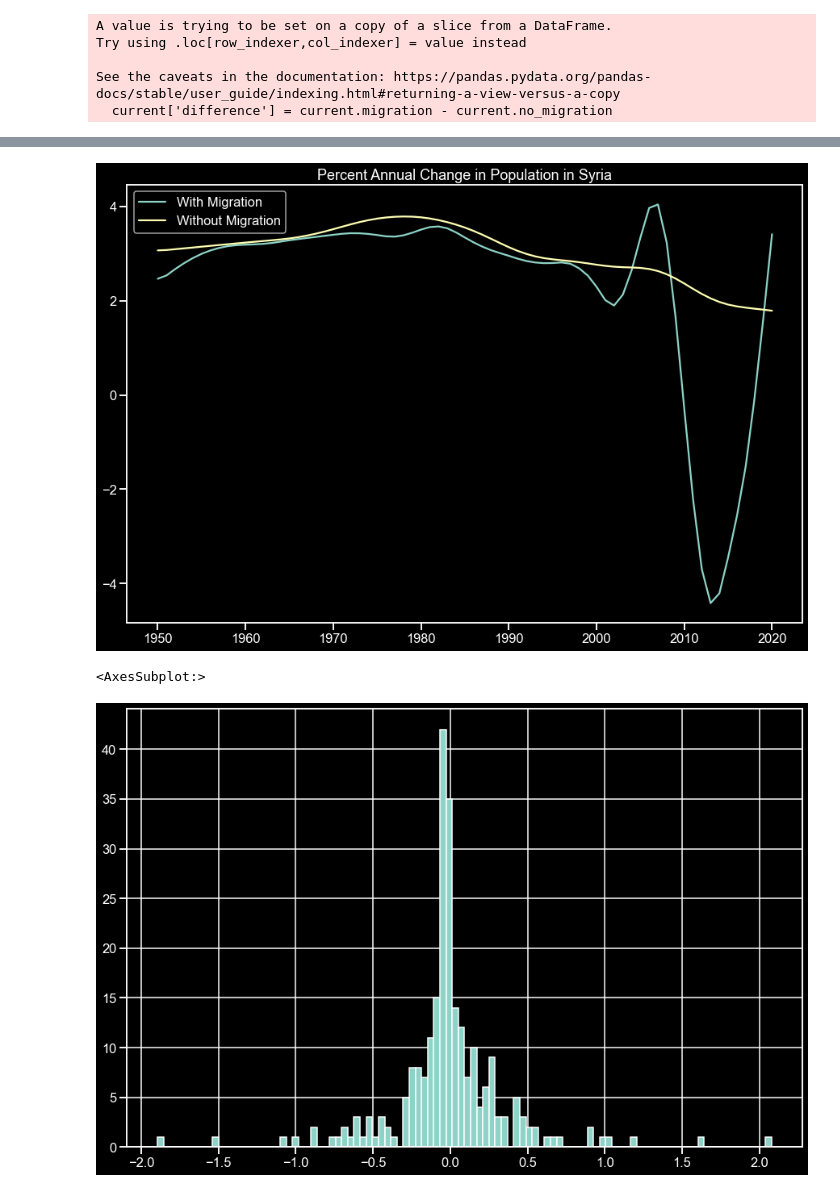
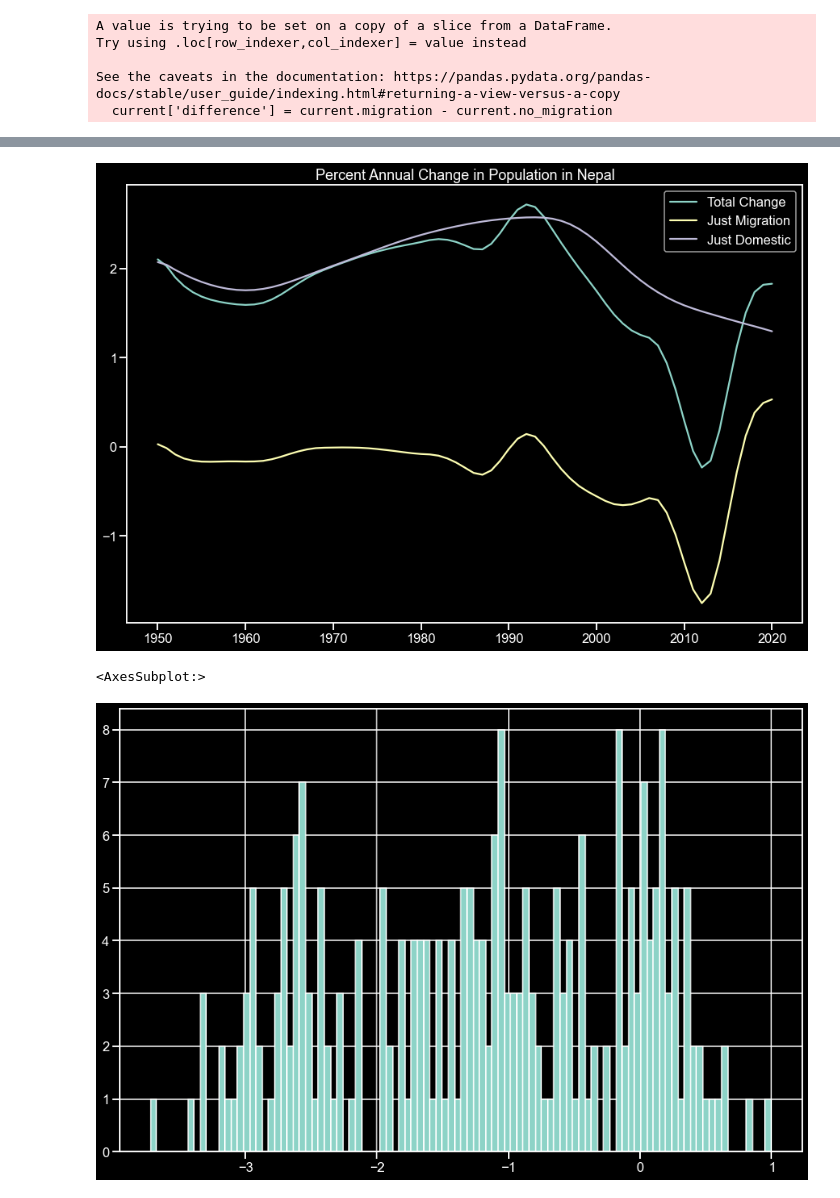
Before and after one commit to rustom/population-growth, a Jupyter notebook: population.ipynb, the cells around one changed output, grey strips where cells are left out. Drawn from its saved outputs; the diff is of its cells as text; code cells hidden in the pictures.

Commit message:
Add nepal example

```diff
--- a/population.ipynb
+++ b/population.ipynb
@@ -25,14 +25,18 @@ df
 | 17465 | Zimbabwe | ZWE | 2020 | 1.502 | 2.1285 |
 17466 rows × 5 columns
 # %%
-df.columns = ['entity', 'code', 'year', 'migration', 'no_migration']
+df.columns = ['entity', 'code', 'year', 'total', 'no_migration']
+df['migration'] = df.total - df.no_migration
 current = df[df.year == df.year.max()]
 # %%
 def plot_country(country):
     temp = df[df.entity==country]
-    plt.plot(temp.year, temp.migration, label='With Migration')
-    plt.plot(temp.year, temp.no_migration, label='Without Migration')
+    # plot = px.line(temp, x='year', y=['total', 'migration', 'no_migration'])
+    plt.plot(temp.year, temp.total, label='Total Change')
+    plt.plot(temp.year, temp.migration, label='Just Migration')
+    plt.plot(temp.year, temp.no_migration, label='Just Domestic')
     plt.title('Percent Annual Change in Population in ' + country)
     plt.legend()
+    # return plot
 plot_country('United States')
 # %% [output]
@@ -100,9 +129,9 @@ current.sort_values(by='difference').tail(20)
 # %%
-plot_country('Syria')
+plot_country('Nepal')
 # %% [output]
-[figure, old version]
+[figure, new version]
 # %%
 current.difference.hist(bins=100)
 # %% [output]
 <AxesSubplot:>
-[figure, old version]
+[figure, new version]
```
Also changed, not shown: parts of 6 cells of this notebook.
